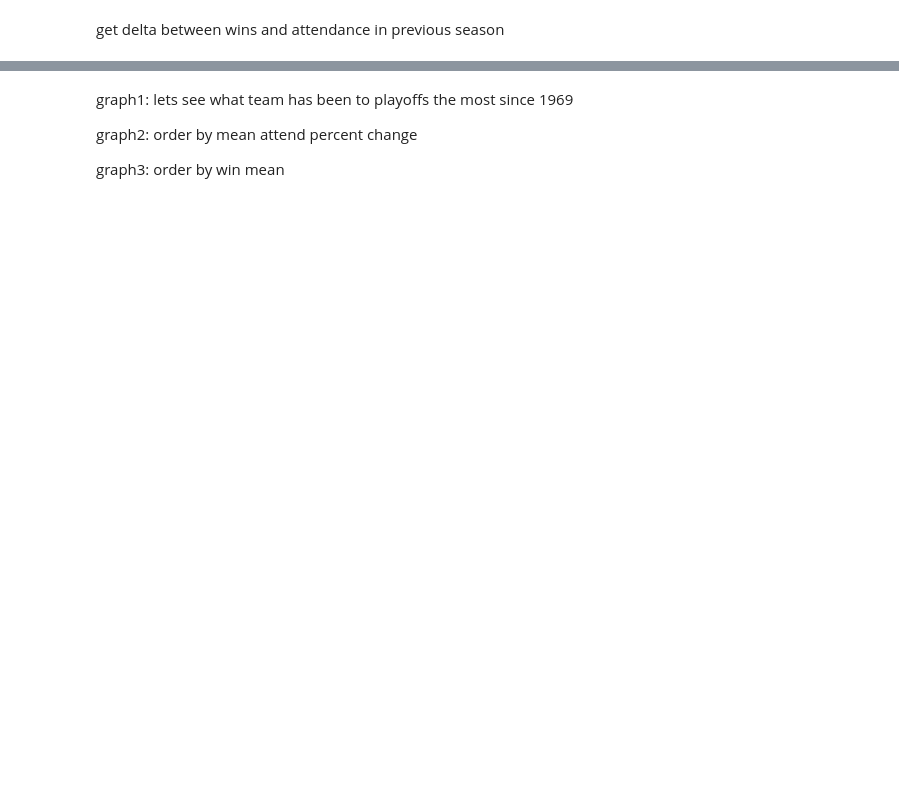
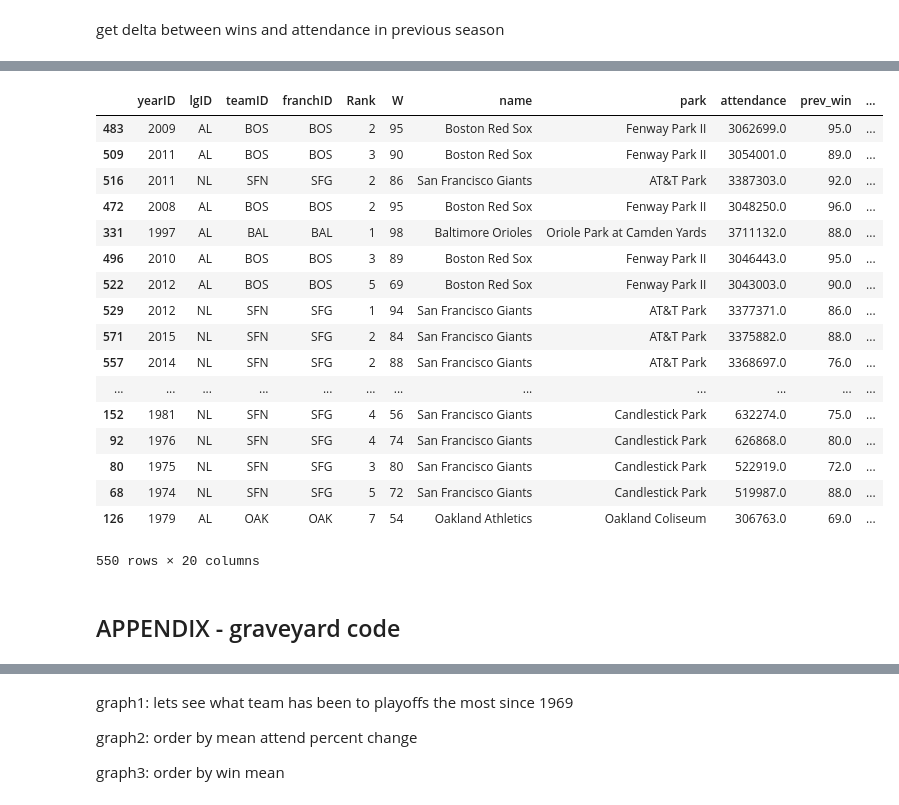
Before and after one commit to alan-flint/MLB-Visualization, a Jupyter notebook: code/rushil_historical_sandbox.ipynb, the cells around one changed output, grey strips where cells are left out. Saved outputs shown, nothing was run; the diff lists cells and outputs as text; code cells hidden in the pictures; blank space fills up the shorter version.

```diff
--- a/code/rushil_historical_sandbox.ipynb
+++ b/code/rushil_historical_sandbox.ipynb
@@ -144,0 +224,9 @@ mean_win_attend_1.head()
+# %%
+pert_df = pd.merge(t2,stadium_historic, how ='left', right_on = ['franchID', 'Stadium_name'],left_on = ['franchID', 'park'])
+pert_df = pert_df.drop(['Stadium_name'], axis=1)
+#start from 1970
+#pert_df = pert_df.loc[pert_df.yearID > 1969]
+pert_df = pert_df.drop_duplicates()
+# %%
+#add in column for previous year playoff
+pert_df['prev_playoff'] = pert_df.sort_values(['franchID', 'yearID']).shift(1)['playoff_boolean']
@@ -145,3 +242,35 @@ mean_win_attend_1.head()
+# %%
+#% of stadium filled
+1458320.0/82
+pert_df['percent_filled'] = (pert_df.attendance/82)/pert_df.capacity
+# %%
+#add in column for new stadium
+pert_df.loc[pert_df.yearID == pert_df.year_opened, 'new_stadium'] = 'yes'
+pert_df.loc[(pert_df.new_stadium.isna()), 'new_stadium'] = 'no'
+# %%
+pert_df.sort_values('percent_filled', ascending = False)
+# %% [output]
+|  | yearID | lgID | teamID | franchID | Rank | W | name | park | attendance | prev_win | ... |
+| 483 | 2009 | AL | BOS | BOS | 2 | 95 | Boston Red Sox | Fenway Park II | 3062699.0 | 95.0 | ... |
+| 509 | 2011 | AL | BOS | BOS | 3 | 90 | Boston Red Sox | Fenway Park II | 3054001.0 | 89.0 | ... |
+| 516 | 2011 | NL | SFN | SFG | 2 | 86 | San Francisco Giants | AT&T Park | 3387303.0 | 92.0 | ... |
+| 472 | 2008 | AL | BOS | BOS | 2 | 95 | Boston Red Sox | Fenway Park II | 3048250.0 | 96.0 | ... |
+| 331 | 1997 | AL | BAL | BAL | 1 | 98 | Baltimore Orioles | Oriole Park at Camden Yards | 3711132.0 | 88.0 | ... |
+| 496 | 2010 | AL | BOS | BOS | 3 | 89 | Boston Red Sox | Fenway Park II | 3046443.0 | 95.0 | ... |
+| 522 | 2012 | AL | BOS | BOS | 5 | 69 | Boston Red Sox | Fenway Park II | 3043003.0 | 90.0 | ... |
+| 529 | 2012 | NL | SFN | SFG | 1 | 94 | San Francisco Giants | AT&T Park | 3377371.0 | 86.0 | ... |
+| 571 | 2015 | NL | SFN | SFG | 2 | 84 | San Francisco Giants | AT&T Park | 3375882.0 | 88.0 | ... |
+| 557 | 2014 | NL | SFN | SFG | 2 | 88 | San Francisco Giants | AT&T Park | 3368697.0 | 76.0 | ... |
+| ... | ... | ... | ... | ... | ... | ... | ... | ... | ... | ... | ... |
+| 152 | 1981 | NL | SFN | SFG | 4 | 56 | San Francisco Giants | Candlestick Park | 632274.0 | 75.0 | ... |
+| 92 | 1976 | NL | SFN | SFG | 4 | 74 | San Francisco Giants | Candlestick Park | 626868.0 | 80.0 | ... |
+| 80 | 1975 | NL | SFN | SFG | 3 | 80 | San Francisco Giants | Candlestick Park | 522919.0 | 72.0 | ... |
+| 68 | 1974 | NL | SFN | SFG | 5 | 72 | San Francisco Giants | Candlestick Park | 519987.0 | 88.0 | ... |
+| 126 | 1979 | AL | OAK | OAK | 7 | 54 | Oakland Athletics | Oakland Coliseum | 306763.0 | 69.0 | ... |
+550 rows × 20 columns
+# %% [markdown]
+APPENDIX - graveyard code
+---
 # %%
 %R -i active_teams_df
 # %%
```
Also changed, not shown: parts of 30 cells of this notebook.
